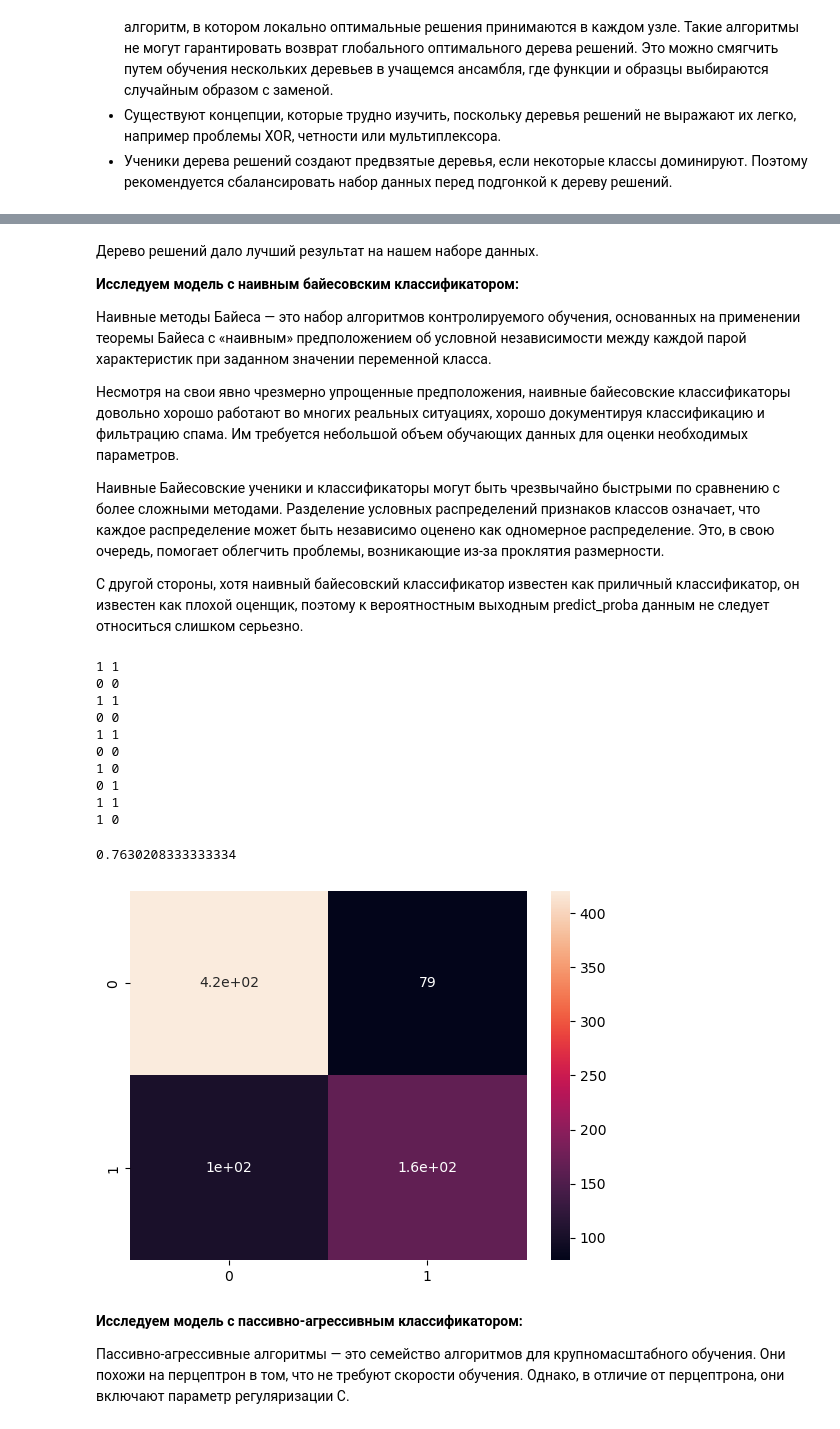
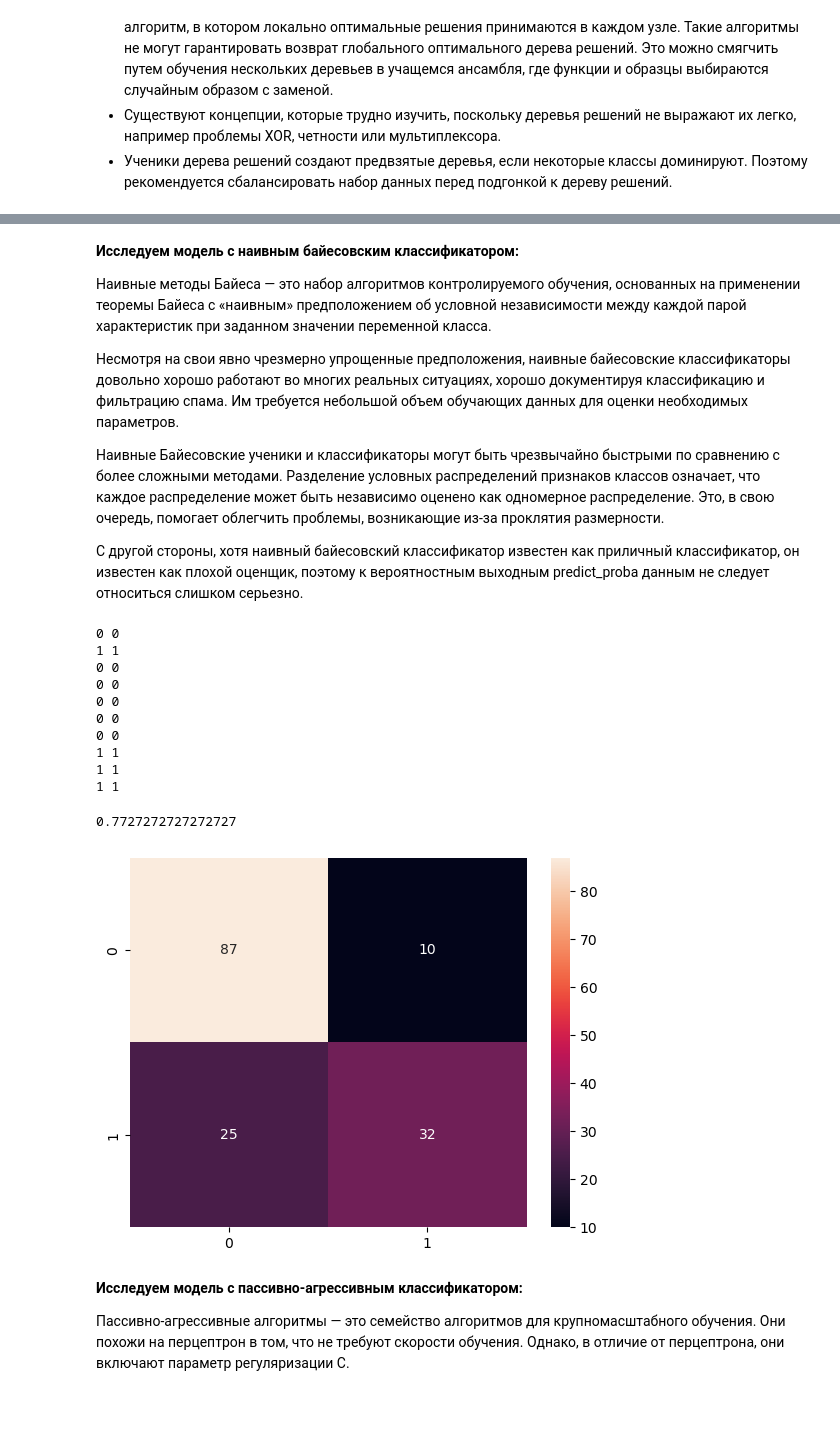
Before and after one commit to CamilaMusina/ML, a Jupyter notebook: lab5/lab5_ml.ipynb, the cells around one changed output, grey strips where cells are left out. Drawn from its saved outputs; the diff is of its cells as text; code cells hidden in the pictures.

```diff
--- a/lab5/lab5_ml.ipynb
+++ b/lab5/lab5_ml.ipynb
@@ -572,14 +592,12 @@ model_5.score(X, y)
 - MLP требует настройки ряда гиперпараметров, таких как количество скрытых нейронов, слоев и итераций.
 - MLP чувствителен к масштабированию функций.
 # %%
-from sklearn.neural_network import MLPClassifier
+model_6 = MLPClassifier(solver='lbfgs', alpha=1e-5, hidden_layer_sizes=(15,), random_state=1, max_iter=10000)
+model_6.fit(X_train, y_train)
 
-model_6 = MLPClassifier(solver='lbfgs', alpha=1e-5, hidden_layer_sizes=(15,), random_state=1, max_iter=1000)
-model_6.fit(X, y)
+y_pred = model_6.predict(X_test)
+_ = [print(a, b) for a, b in list(zip(y_test, y_pred))[:10]]
 
-y_pred = model_6.predict(X)
-_ = [print(a, b) for a, b in list(zip(y, y_pred))[:10]]
-
-sns.heatmap(metrics.confusion_matrix(y, y_pred), annot=True)
-model_6.score(X, y)
+sns.heatmap(metrics.confusion_matrix(y_test, y_pred), annot=True)
+model_6.score(X_test, y_test)
 # %% [output]
@@ -618,14 +636,12 @@ model_6.score(X, y)
 - Существуют концепции, которые трудно изучить, поскольку деревья решений не выражают их легко, например проблемы XOR, четности или мультиплексора.
 - Ученики дерева решений создают предвзятые деревья, если некоторые классы доминируют. Поэтому рекомендуется сбалансировать набор данных перед подгонкой к дереву решений.
 # %%
-from sklearn import tree
+model_7 = tree.DecisionTreeClassifier()
+model_7.fit(X_train, y_train)
 
-model_7 = tree.DecisionTreeClassifier()
-model_7.fit(X, y)
+y_pred = model_7.predict(X_test)
+_ = [print(a, b) for a, b in list(zip(y_test, y_pred))[:10]]
 
-y_pred = model_7.predict(X)
-_ = [print(a, b) for a, b in list(zip(y, y_pred))[:10]]
-
-sns.heatmap(metrics.confusion_matrix(y, y_pred), annot=True)
-model_7.score(X, y)
+sns.heatmap(metrics.confusion_matrix(y_test, y_pred), annot=True)
+model_7.score(X_test, y_test)
 # %% [output]
@@ -650,6 +666,4 @@ _ = tree.plot_tree(model_7,
 # %% [markdown]
-Дерево решений дало лучший результат на нашем наборе данных.
-
 **Исследуем модель с наивным байесовским классификатором:**
 
 Наивные методы Байеса — это набор алгоритмов контролируемого обучения, основанных на применении теоремы Байеса с «наивным» предположением об условной независимости между каждой парой характеристик при заданном значении переменной класса.
@@ -660,29 +674,27 @@ _ = tree.plot_tree(model_7,
 
 С другой стороны, хотя наивный байесовский классификатор известен как приличный классификатор, он известен как плохой оценщик, поэтому к вероятностным выходным predict_proba данным не следует относиться слишком серьезно.
 # %%
-from sklearn.naive_bayes import GaussianNB
+model_8 = GaussianNB()
+model_8.fit(X_train, y_train)
 
-model_8 = GaussianNB()
-model_8.fit(X, y)
+y_pred = model_8.predict(X_test)
+_ = [print(a, b) for a, b in list(zip(y_test, y_pred))[:10]]
 
-y_pred = model_8.predict(X)
-_ = [print(a, b) for a, b in list(zip(y, y_pred))[:10]]
-
-sns.heatmap(metrics.confusion_matrix(y, y_pred), annot=True)
-model_8.score(X, y)
+sns.heatmap(metrics.confusion_matrix(y_test, y_pred), annot=True)
+model_8.score(X_test, y_test)
 # %% [output]
-1 1
 0 0
 1 1
 0 0
+0 0
+0 0
+0 0
+0 0
 1 1
-0 0
-1 0
-0 1
 1 1
-1 0
+1 1
-0.7630208333333334
+0.7727272727272727
-[figure, old version]
+[figure, new version]
 # %% [markdown]
 **Исследуем модель с пассивно-агрессивным классификатором:**
 
```
Also changed, not shown: parts of 52 cells of this notebook.
